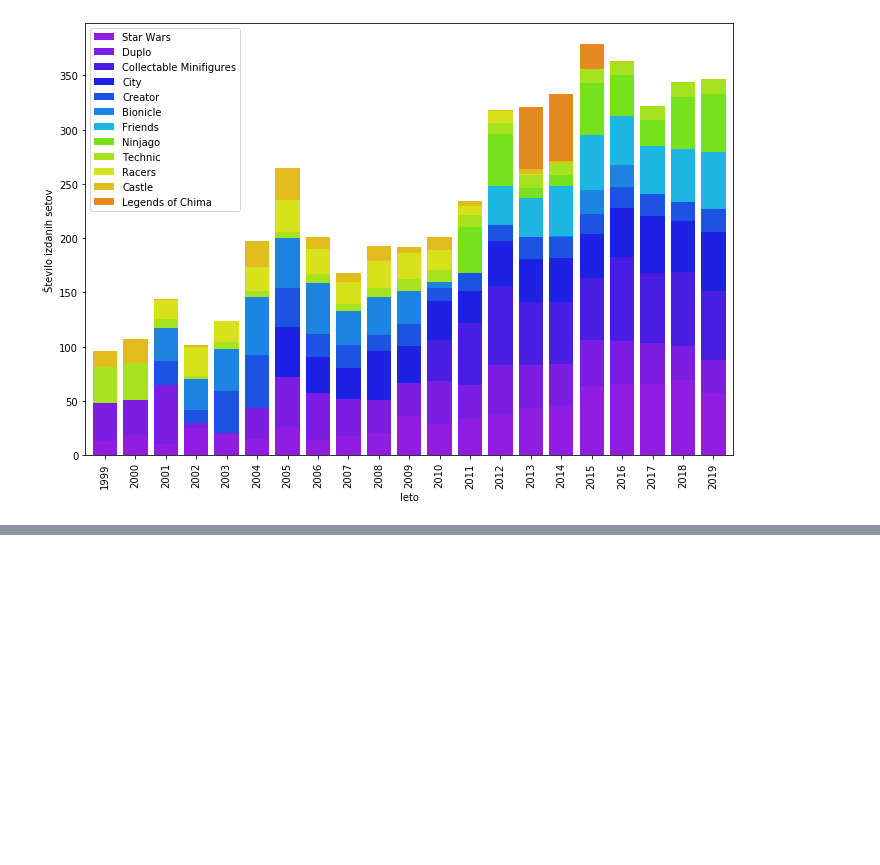
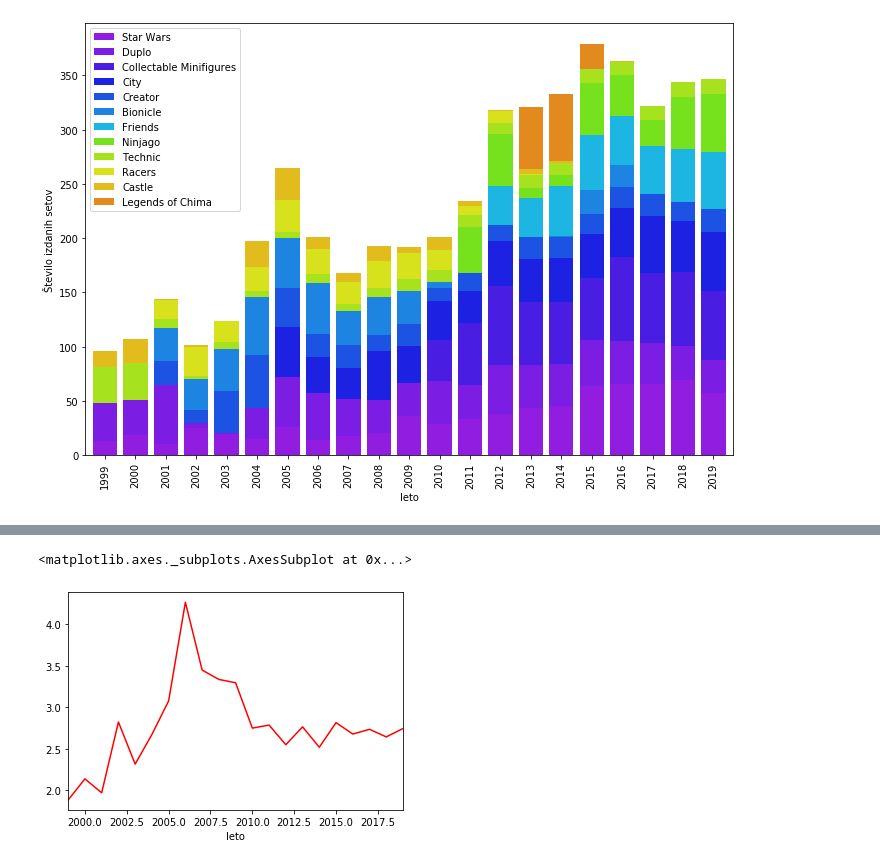
Before and after one commit to kazi99/Lego-sets, a Jupyter notebook: lego_analiza.ipynb, the cells around one changed output, grey strips where cells are left out. Saved outputs shown, nothing was run; the diff lists cells and outputs as text; code cells hidden in the pictures; blank space fills up the shorter version.

```diff
--- a/lego_analiza.ipynb
+++ b/lego_analiza.ipynb
@@ -275,0 +284,6 @@ Kot je bilo potrjeno že v 1. poglavju, se je nasplošno vsako leto izdalo več
+# %%
+seti_z_minifig = sets[sets.figurice > 0]
+povpr_st_minifig_na_leto = seti_z_minifig.groupby('leto').figurice.sum() / seti_z_minifig.groupby('leto').size()
+# %% [output]
+<matplotlib.axes._subplots.AxesSubplot at 0x...>
+[figure, added]
```
Also changed, not shown: parts of 7 cells of this notebook.
